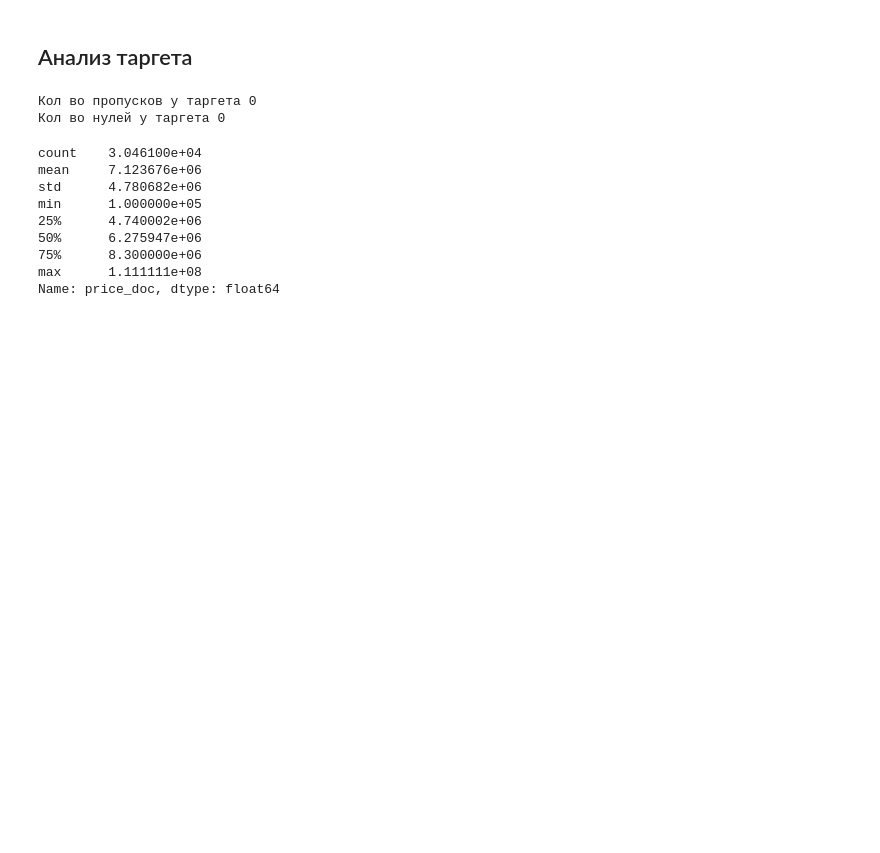
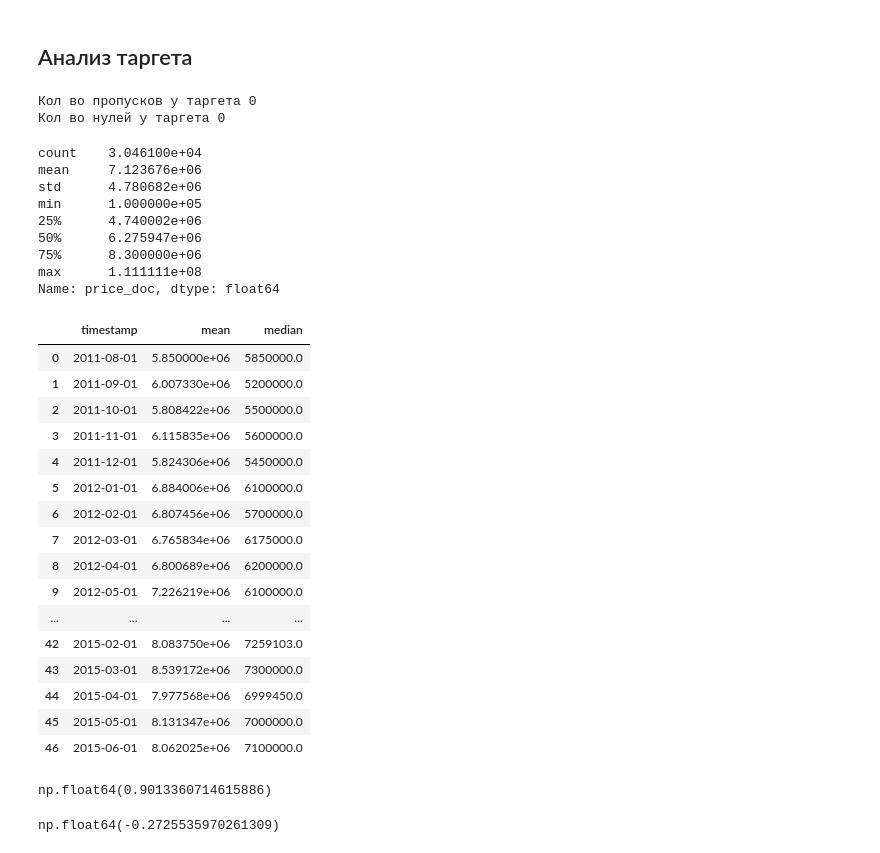
Before and after one commit to soulister/real-estate-price-prediction, a Jupyter notebook: notebooks/EDA.ipynb, the cells around one changed output. Drawn from its saved outputs; the diff is of its cells as text; code cells hidden in the pictures; blank space fills up the shorter version.

```diff
--- a/notebooks/EDA.ipynb
+++ b/notebooks/EDA.ipynb
@@ -135,3 +181,5 @@ zero_negative_summary.describe()
+# %%
+df_train.loc[(df_train['full_sq'] > 1000) | (df_train['full_sq'] < 10), ['full_sq']] = np.nan
 # %%
 zero_negative_summary_30 = zero_negative_summary.head(30)
 fig = px.bar(x=zero_negative_summary_30['zero_count'], y=zero_negative_summary_30['column'], title='Количество нулей по признакам, топ 30')
@@ -168 +216,23 @@ fig = px.histogram(x=np.log(df_train['price_doc']))
 fig.show()
+# %%
+group_by_month = df_train.groupby(df_train['timestamp'].dt.to_period('M'))['price_doc'].agg(['mean', 'median']).reset_index().sort_values('timestamp')
+group_by_month['timestamp'] = group_by_month['timestamp'].dt.to_timestamp()
+group_by_month
+# %% [output]
+|  | timestamp | mean | median |
+| 0 | 2011-08-01 | 5.850000e+06 | 5850000.0 |
+| 1 | 2011-09-01 | 6.007330e+06 | 5200000.0 |
+| 2 | 2011-10-01 | 5.808422e+06 | 5500000.0 |
+| 3 | 2011-11-01 | 6.115835e+06 | 5600000.0 |
+| 4 | 2011-12-01 | 5.824306e+06 | 5450000.0 |
+| 5 | 2012-01-01 | 6.884006e+06 | 6100000.0 |
+| 6 | 2012-02-01 | 6.807456e+06 | 5700000.0 |
+| 7 | 2012-03-01 | 6.765834e+06 | 6175000.0 |
+| 8 | 2012-04-01 | 6.800689e+06 | 6200000.0 |
+| 9 | 2012-05-01 | 7.226219e+06 | 6100000.0 |
+| ... | ... | ... | ... |
+| 42 | 2015-02-01 | 8.083750e+06 | 7259103.0 |
+| 43 | 2015-03-01 | 8.539172e+06 | 7300000.0 |
+| 44 | 2015-04-01 | 7.977568e+06 | 6999450.0 |
+| 45 | 2015-05-01 | 8.131347e+06 | 7000000.0 |
+| 46 | 2015-06-01 | 8.062025e+06 | 7100000.0 |
@@ -168,0 +247,9 @@ fig.show()
+# %%
+group_by_month['median'].autocorr(lag=1)
+# %% [output]
+np.float64(0.9013360714615886)
+# %%
+group_by_month['median_diff'] = group_by_month['median'].pct_change()*100
+group_by_month['median_diff'].autocorr(lag=1)
+# %% [output]
+np.float64(-0.2725535970261309)
```
Also changed, not shown: parts of 12 cells of this notebook.
